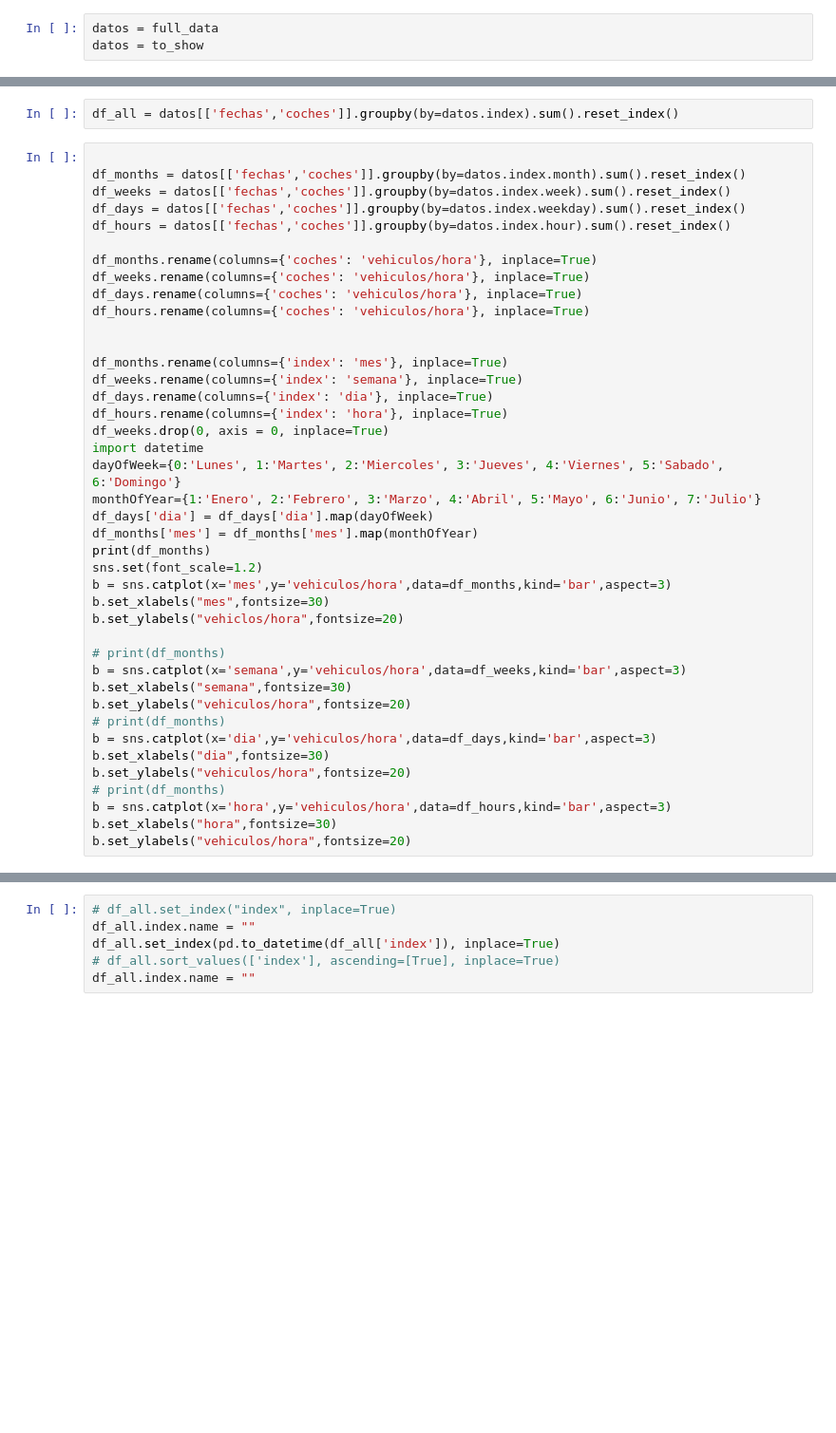
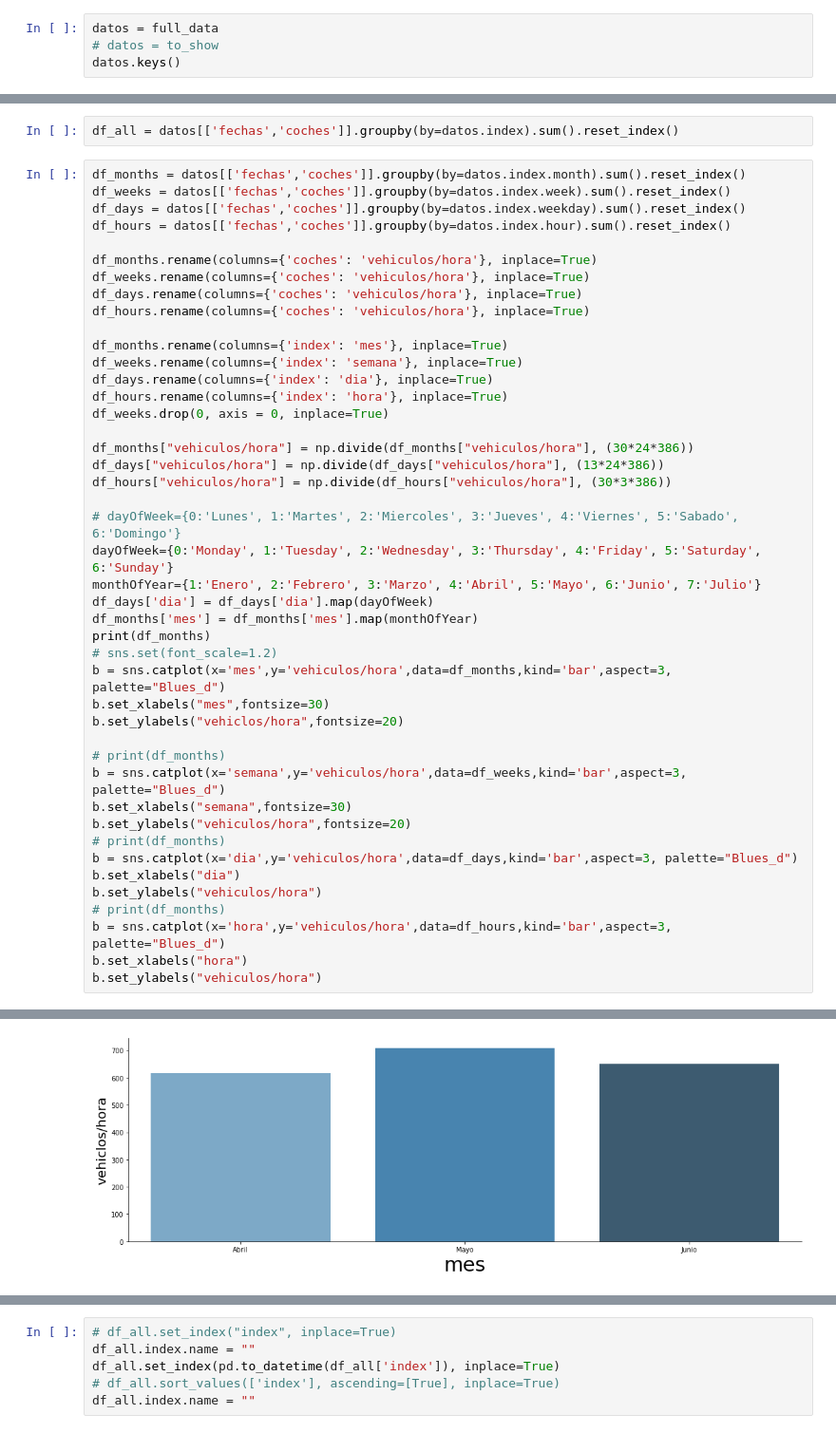
Before and after one commit to CristianViSa/TFM, a Jupyter notebook: tfm_estudio_serie_temporal.ipynb, the cells around one changed output, grey strips where cells are left out. Shown at 95% size. Saved outputs shown, nothing was run; the diff lists cells and outputs as text; blank space fills up the shorter version.

```diff
--- a/tfm_estudio_serie_temporal.ipynb
+++ b/tfm_estudio_serie_temporal.ipynb
@@ -30,3 +31,4 @@ to_show.dropna(inplace=True)
 # %%
 datos = full_data
-datos = to_show
+# datos = to_show
+datos.keys()
@@ -46,7 +45,6 @@ datos = datos.loc["2021-04-01 00:00:00":"2021-06-30 23:00:00"]
 # %%
 df_all = datos[['fechas','coches']].groupby(by=datos.index).sum().reset_index()
 # %%
-
 df_months = datos[['fechas','coches']].groupby(by=datos.index.month).sum().reset_index()
 df_weeks = datos[['fechas','coches']].groupby(by=datos.index.week).sum().reset_index()
 df_days = datos[['fechas','coches']].groupby(by=datos.index.weekday).sum().reset_index()
@@ -57,32 +55,37 @@ df_weeks.rename(columns={'coches': 'vehiculos/hora'}, inplace=True)
 df_days.rename(columns={'coches': 'vehiculos/hora'}, inplace=True)
 df_hours.rename(columns={'coches': 'vehiculos/hora'}, inplace=True)
 
-
 df_months.rename(columns={'index': 'mes'}, inplace=True)
 df_weeks.rename(columns={'index': 'semana'}, inplace=True)
 df_days.rename(columns={'index': 'dia'}, inplace=True)
 df_hours.rename(columns={'index': 'hora'}, inplace=True)
 df_weeks.drop(0, axis = 0, inplace=True)
-import datetime
-dayOfWeek={0:'Lunes', 1:'Martes', 2:'Miercoles', 3:'Jueves', 4:'Viernes', 5:'Sabado', 6:'Domingo'}
+
+df_months["vehiculos/hora"] = np.divide(df_months["vehiculos/hora"], (30*24*386))
+df_days["vehiculos/hora"] = np.divide(df_days["vehiculos/hora"], (13*24*386))
+df_hours["vehiculos/hora"] = np.divide(df_hours["vehiculos/hora"], (30*3*386))
+
+# dayOfWeek={0:'Lunes', 1:'Martes', 2:'Miercoles', 3:'Jueves', 4:'Viernes', 5:'Sabado', 6:'Domingo'}
+dayOfWeek={0:'Monday', 1:'Tuesday', 2:'Wednesday', 3:'Thursday', 4:'Friday', 5:'Saturday', 6:'Sunday'}
 monthOfYear={1:'Enero', 2:'Febrero', 3:'Marzo', 4:'Abril', 5:'Mayo', 6:'Junio', 7:'Julio'}
 df_days['dia'] = df_days['dia'].map(dayOfWeek)
 df_months['mes'] = df_months['mes'].map(monthOfYear)
 print(df_months)
-sns.set(font_scale=1.2)
-b = sns.catplot(x='mes',y='vehiculos/hora',data=df_months,kind='bar',aspect=3)
+# sns.set(font_scale=1.2)
+b = sns.catplot(x='mes',y='vehiculos/hora',data=df_months,kind='bar',aspect=3, palette="Blues_d")
 b.set_xlabels("mes",fontsize=30)
 b.set_ylabels("vehiclos/hora",fontsize=20)
 
 # print(df_months)
-b = sns.catplot(x='semana',y='vehiculos/hora',data=df_weeks,kind='bar',aspect=3)
+b = sns.catplot(x='semana',y='vehiculos/hora',data=df_weeks,kind='bar',aspect=3, palette="Blues_d")
 b.set_xlabels("semana",fontsize=30)
 b.set_ylabels("vehiculos/hora",fontsize=20)
 # print(df_months)
-b = sns.catplot(x='dia',y='vehiculos/hora',data=df_days,kind='bar',aspect=3)
-b.set_xlabels("dia",fontsize=30)
-b.set_ylabels("vehiculos/hora",fontsize=20)
+b = sns.catplot(x='dia',y='vehiculos/hora',data=df_days,kind='bar',aspect=3, palette="Blues_d")
+b.set_xlabels("dia")
+b.set_ylabels("vehiculos/hora")
 # print(df_months)
-b = sns.catplot(x='hora',y='vehiculos/hora',data=df_hours,kind='bar',aspect=3)
-b.set_xlabels("hora",fontsize=30)
-b.set_ylabels("vehiculos/hora",fontsize=20)
+b = sns.catplot(x='hora',y='vehiculos/hora',data=df_hours,kind='bar',aspect=3, palette="Blues_d")
+b.set_xlabels("hora")
+b.set_ylabels("vehiculos/hora")
+# %% [output]
@@ -88,0 +97 @@ b.set_ylabels("vehiculos/hora",fontsize=20)
+[figure, added]
```
Also changed, not shown: parts of 9 cells of this notebook.
